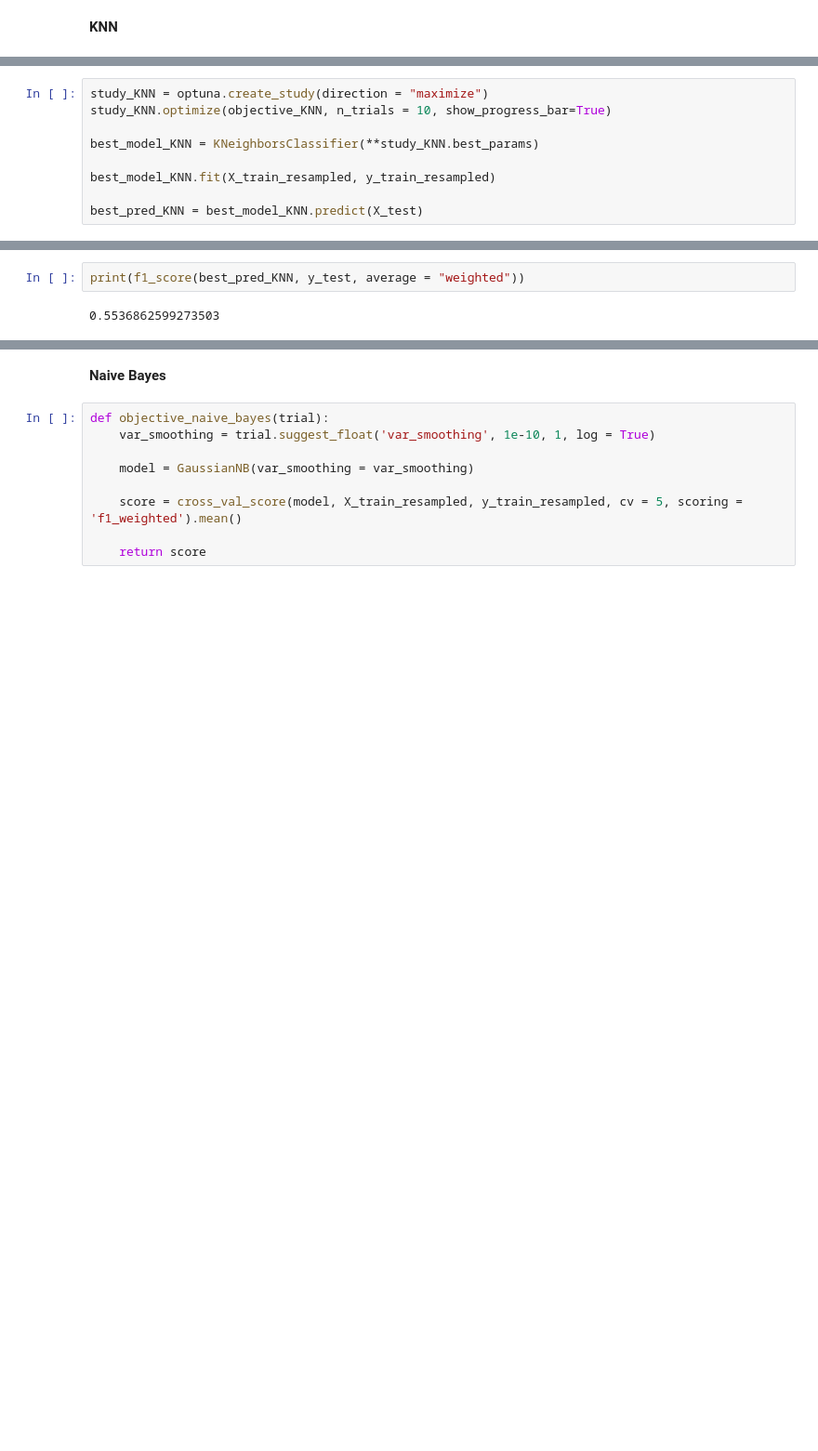
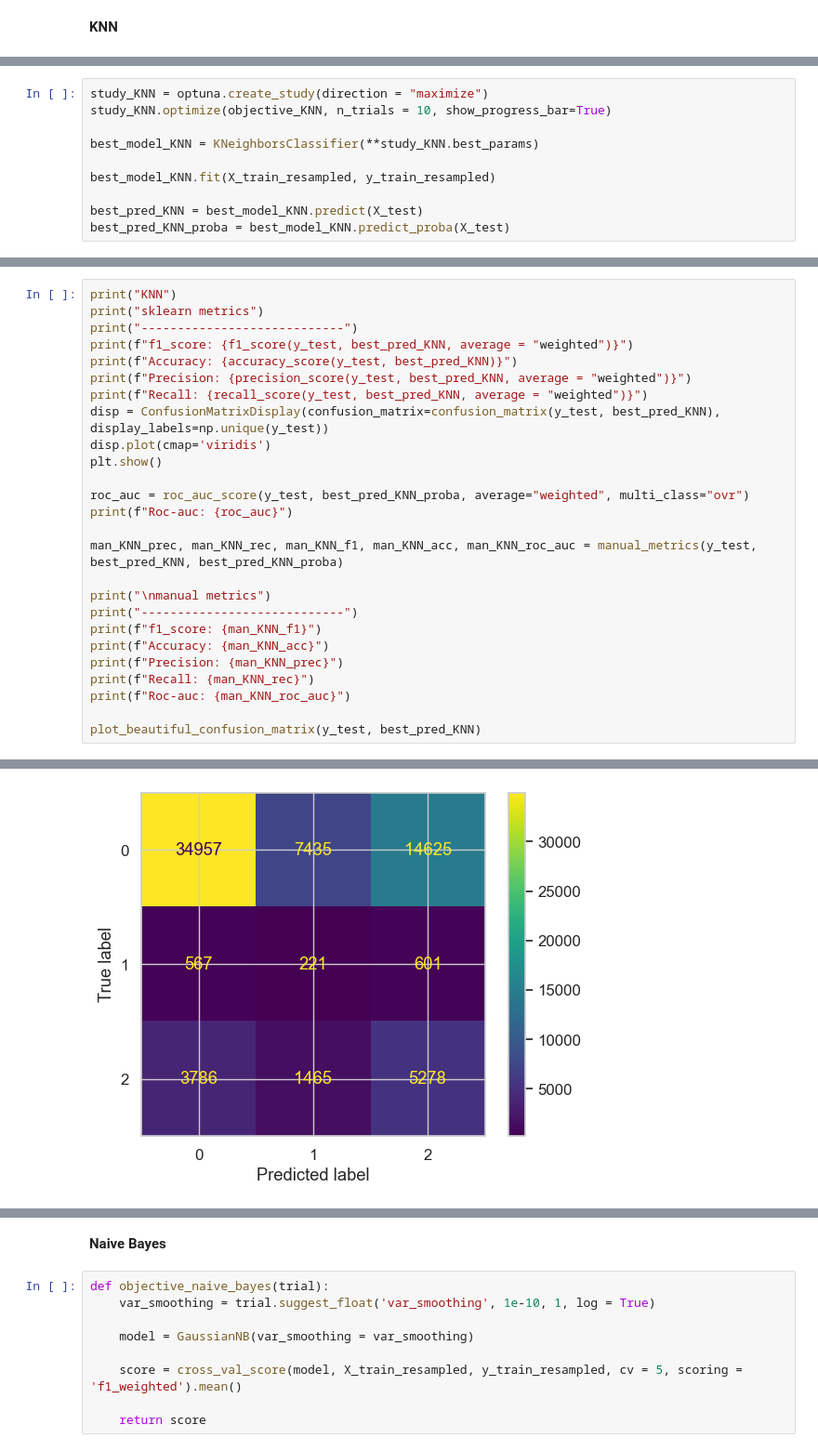
Before and after one commit to Chaizee/OMSTU_ML_LABS, a Jupyter notebook: lab3/lab3_class.ipynb, the cells around one changed output, grey strips where cells are left out. Shown at 93% size. Saved outputs shown, nothing was run; the diff lists cells and outputs as text; blank space fills up the shorter version.

```diff
--- a/lab3/lab3_class.ipynb
+++ b/lab3/lab3_class.ipynb
@@ -128,4 +266,5 @@ best_model_KNN = KNeighborsClassifier(**study_KNN.best_params)
 best_model_KNN.fit(X_train_resampled, y_train_resampled)
 
 best_pred_KNN = best_model_KNN.predict(X_test)
+best_pred_KNN_proba = best_model_KNN.predict_proba(X_test)
 # %% [output]
@@ -143,4 +282,27 @@ best_pred_KNN = best_model_KNN.predict(X_test)
-# %%
-print(f1_score(best_pred_KNN, y_test, average = "weighted"))
-# %% [output]
-0.5536862599273503
+# %%
+print("KNN")
+print("sklearn metrics")
+print("----------------------------")
+print(f"f1_score: {f1_score(y_test, best_pred_KNN, average = "weighted")}")
+print(f"Accuracy: {accuracy_score(y_test, best_pred_KNN)}")
+print(f"Precision: {precision_score(y_test, best_pred_KNN, average = "weighted")}")
+print(f"Recall: {recall_score(y_test, best_pred_KNN, average = "weighted")}")
+disp = ConfusionMatrixDisplay(confusion_matrix=confusion_matrix(y_test, best_pred_KNN), display_labels=np.unique(y_test))
+disp.plot(cmap='viridis')
+plt.show()
+
+roc_auc = roc_auc_score(y_test, best_pred_KNN_proba, average="weighted", multi_class="ovr")
+print(f"Roc-auc: {roc_auc}")
+
+man_KNN_prec, man_KNN_rec, man_KNN_f1, man_KNN_acc, man_KNN_roc_auc = manual_metrics(y_test, best_pred_KNN, best_pred_KNN_proba)
+
+print("\nmanual metrics")
+print("----------------------------")
+print(f"f1_score: {man_KNN_f1}")
+print(f"Accuracy: {man_KNN_acc}")
+print(f"Precision: {man_KNN_prec}")
+print(f"Recall: {man_KNN_rec}")
+print(f"Roc-auc: {man_KNN_roc_auc}")
+
+plot_beautiful_confusion_matrix(y_test, best_pred_KNN)
+# %% [output]
@@ -146,0 +316 @@ print(f1_score(best_pred_KNN, y_test, average = "weighted"))
+[figure, added]
```
Also changed, not shown: parts of 31 cells of this notebook.
